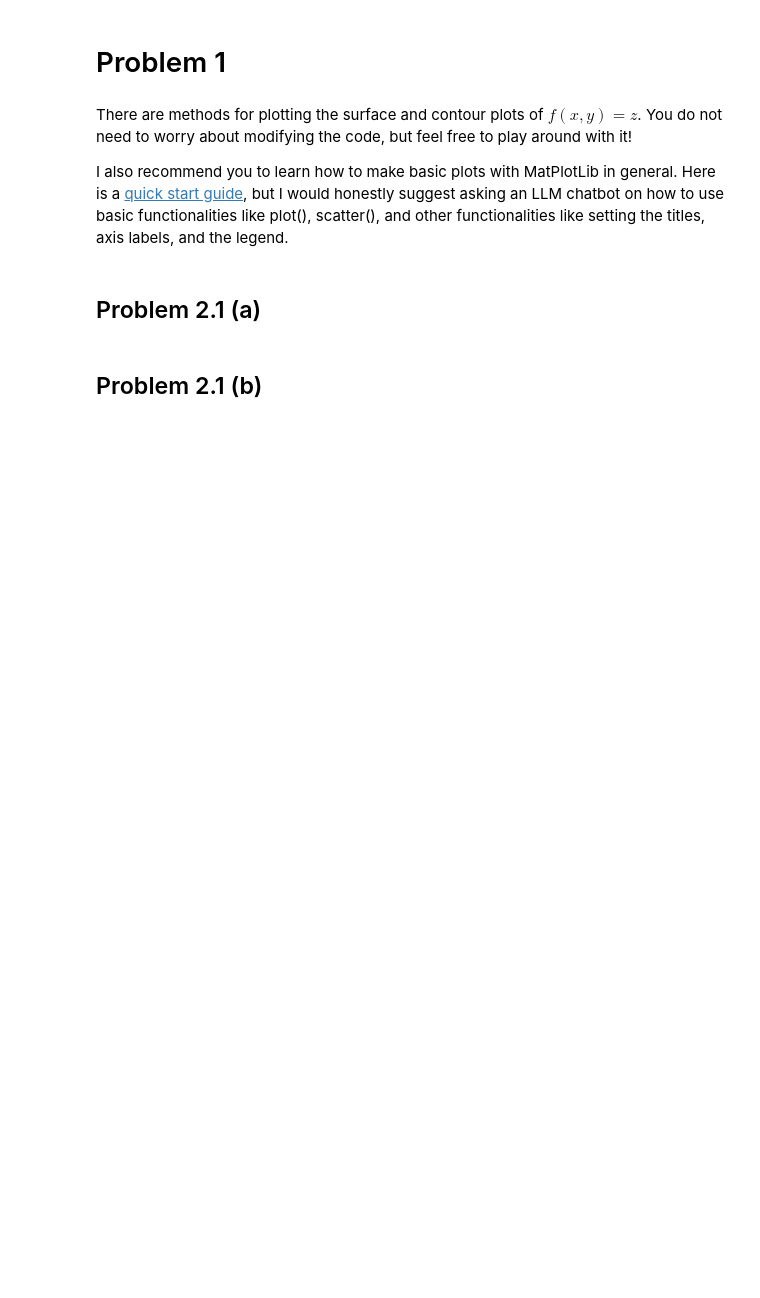
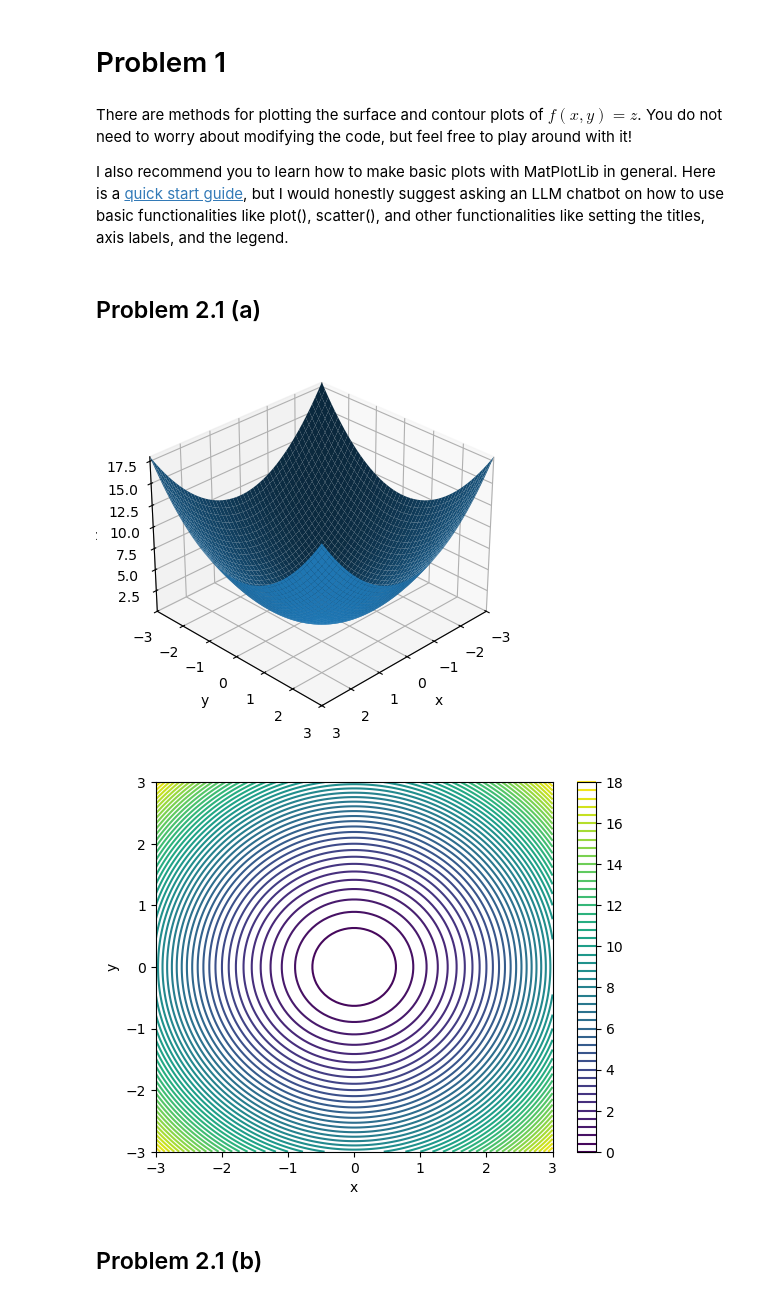
Before and after one commit to joey-shin/CURIE-SP26, a Jupyter notebook: Project0/project0.ipynb, the cells around one changed output. Saved outputs shown, nothing was run; the diff lists cells and outputs as text; code cells hidden in the pictures; blank space fills up the shorter version.

```diff
--- a/Project0/project0.ipynb
+++ b/Project0/project0.ipynb
@@ -52,12 +52,15 @@ def contour(f, box_length):
 ## Problem 2.1 (a)
 # %%
 def f_parabola(x, y):
-    return # add code here
+    return x**2 + y**2
 
 box_length = 3
 
 config_3d(f_parabola, box_length) # 3d plot
 contour(f_parabola, box_length) # contous plot
+# %% [output]
+[figure, added]
+[figure, added]
 # %% [markdown]
 ## Problem 2.1 (b)
 # %%
```
Also changed, not shown: parts of 12 cells of this notebook, 2 other files.
